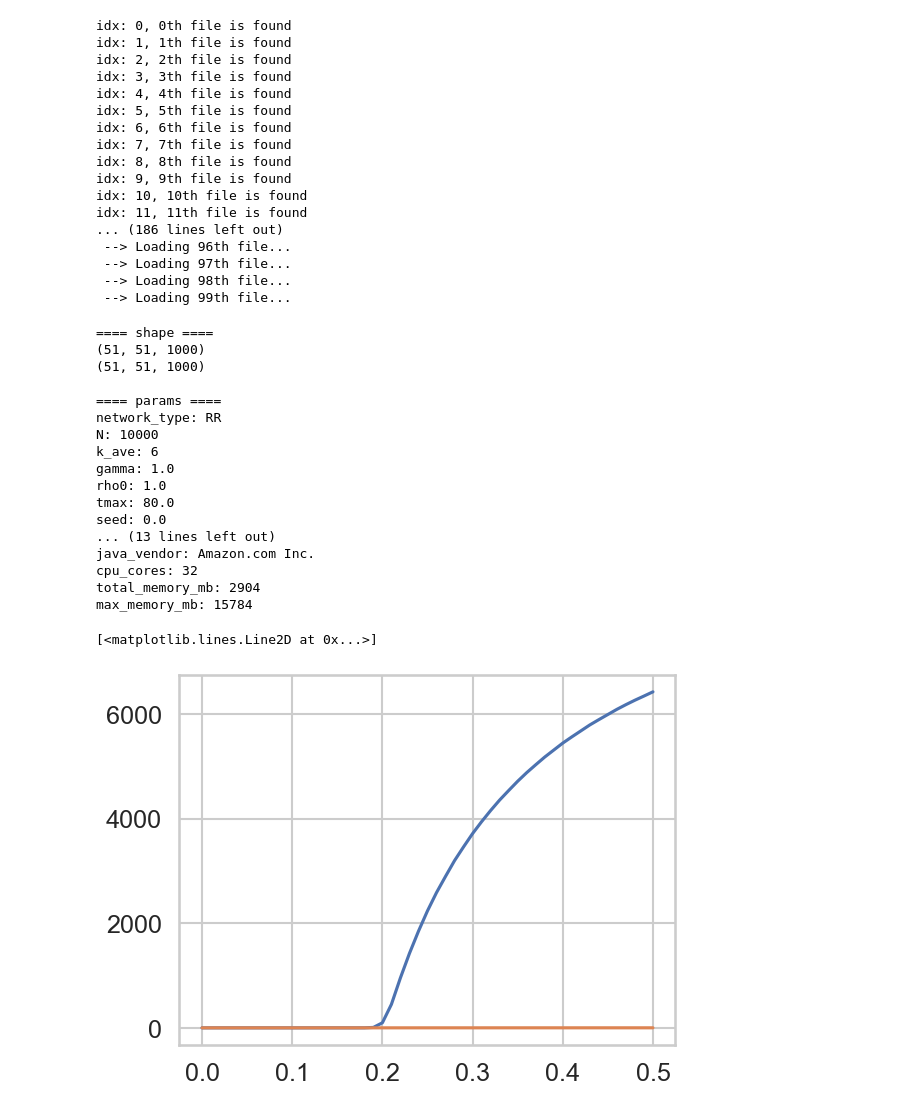
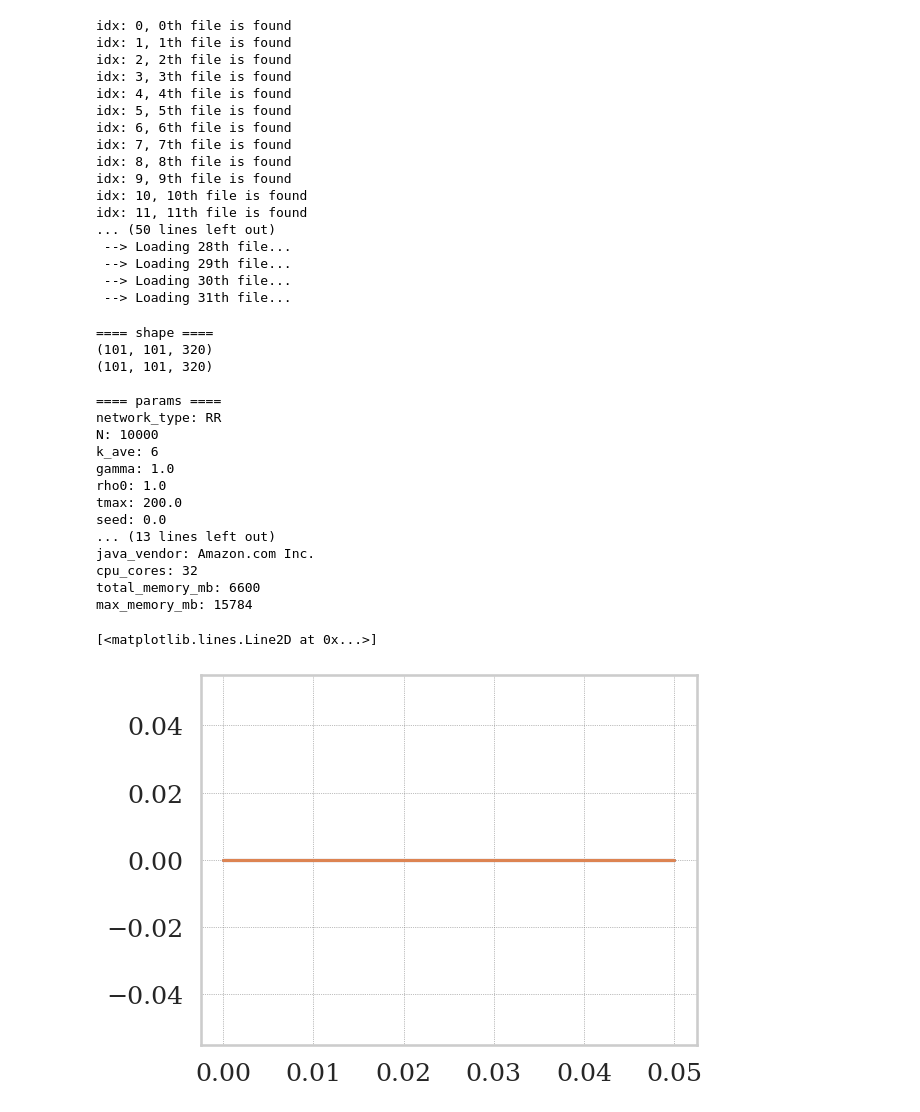
Before and after one commit to Kojirouuuu/trend-sar, a Jupyter notebook: notebook/sis_from_s3.ipynb, the cells around one changed output. Saved outputs shown, nothing was run; the diff lists cells and outputs as text; code cells hidden in the pictures.

```diff
--- a/notebook/sis_from_s3.ipynb
+++ b/notebook/sis_from_s3.ipynb
@@ -45,7 +45,7 @@ Usage:
 
 from __future__ import annotations
 
-output_path = os.path.abspath(os.path.join('..', 'downloaded/RR/z=6/N=10000'))
+output_path = os.path.abspath(os.path.join('..', 'downloaded/RR/z=6/N=10000final'))
 # output_path = os.path.abspath(os.path.join('..', 'java-project', 'output'))
 if output_path not in sys.path:
     sys.path.append(output_path)
@@ -323,11 +323,11 @@ idx: 8, 8th file is found
 idx: 9, 9th file is found
 idx: 10, 10th file is found
 idx: 11, 11th file is found
-... (186 lines left out)
- --> Loading 96th file...
- --> Loading 97th file...
- --> Loading 98th file...
- --> Loading 99th file...
+... (50 lines left out)
+ --> Loading 28th file...
+ --> Loading 29th file...
+ --> Loading 30th file...
+ --> Loading 31th file...
 # %%
 print("==== shape ====")
 print(times_all.shape)
@@ -350,8 +350,8 @@ for key, value in meta.items():
     print(f"{key}: {value}")
 # %% [output]
 ==== shape ====
-(51, 51, 1000)
-(51, 51, 1000)
+(101, 101, 320)
+(101, 101, 320)
 
 ==== params ====
 network_type: RR
@@ -359,12 +359,12 @@ N: 10000
 k_ave: 6
 gamma: 1.0
 rho0: 1.0
-tmax: 80.0
+tmax: 200.0
 seed: 0.0
 ... (13 lines left out)
 java_vendor: Amazon.com Inc.
 cpu_cores: 32
-total_memory_mb: 2904
+total_memory_mb: 6600
 max_memory_mb: 15784
 # %%
 test_lamb_idx_list = [0, 2, 10, 20, 30]
@@ -398,6 +398,8 @@ for c_idx in range(len(c_list)):
             valid_last_I[c_idx, lamb_idx] = np.mean(valid)
         else:
             valid_last_I[c_idx, lamb_idx] = np.mean(non_valid)
+
+valid_last_I /= N
 # %%
 lamb_values_for_theory = lamb_values
 # lamb_values_for_theory = np.linspace(np.min(lamb_values), np.max(lamb_values), 1000)
@@ -408,7 +410,7 @@ for cidx, c in enumerate(c_list):
     theta_results = []
 
     # 各lambdaについてニュートン法でThetaを解く
-    for lamb in lamb_values_for_theory:
+    for lamb_idx, lamb in enumerate(lamb_values_for_theory):
         if network_type == "RR":
             # 次数のリスト
             deg_list = [k_ave]
@@ -437,17 +439,14 @@ for cidx, c in enumerate(c_list):
         # 問題によってはTheta=0も根になる（自明な解）ため、0以外の初期値を選ぶ
         # 物理的に意味のある解は [0,1] に収める
         solution = float(np.clip(solution, 0.0, 1.0))
-        theta_results.append(solution)
         # print(f"{lamb:.4f}, {solution:.8f}")
         I_theory[cidx, lamb_idx] = theta_to_I(deg_list, pk, lamb, gamma, solution, c=c)
-
-    theta_all[cidx, :] = theta_results
 # %%
 plt.plot(lamb_values, valid_last_I[0, :])
-plt.plot(lamb_values, theta_all[0, :])
+plt.plot(lamb_values, I_theory[0, :])
 # %% [output]
 [<matplotlib.lines.Line2D at 0x...>]
-[figure, old version]
+[figure, new version]
 # %%
 # === 可読性重視のプロット設定 ===
 import numpy as np
```
Also changed, not shown: parts of 1 cell of this notebook, 15 other files.
